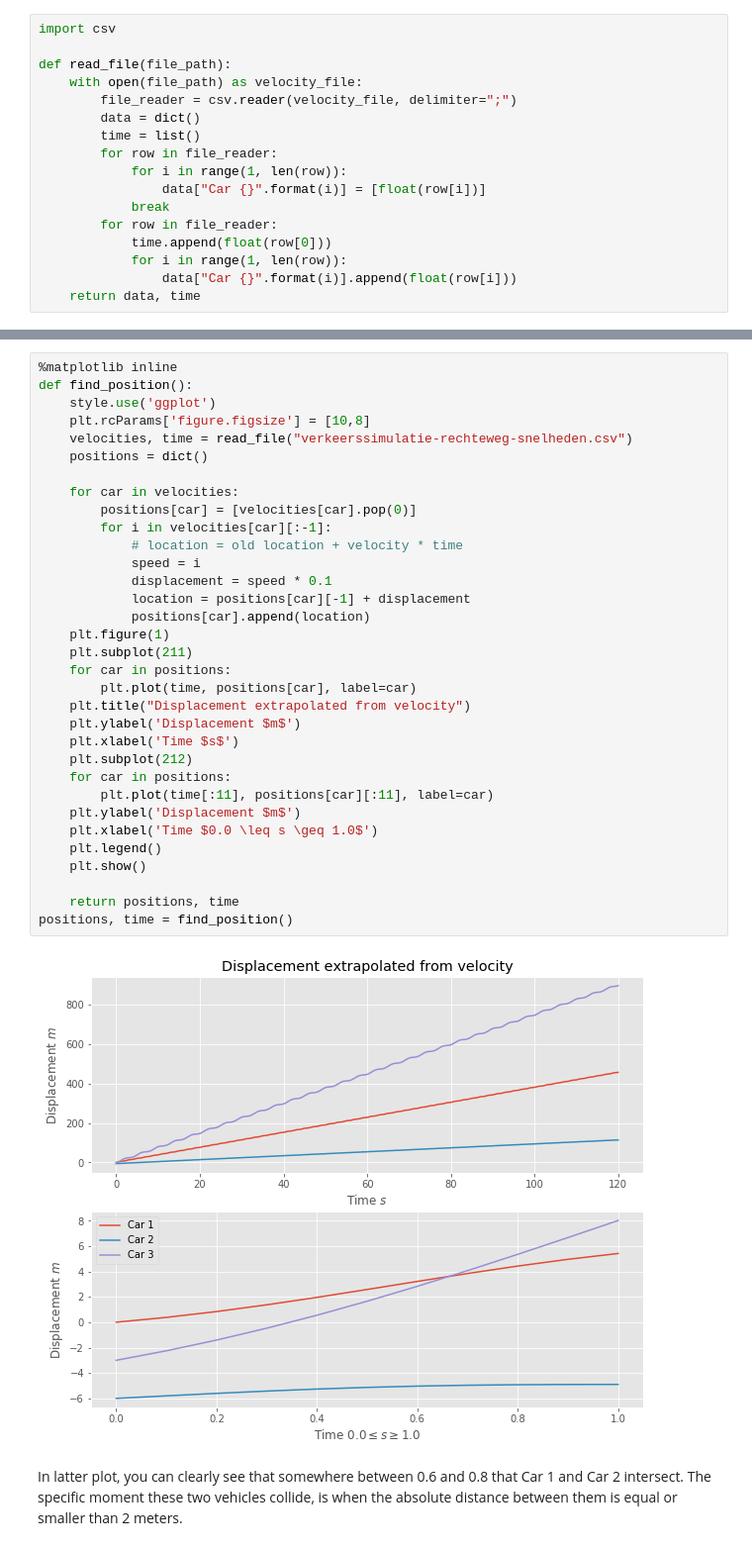
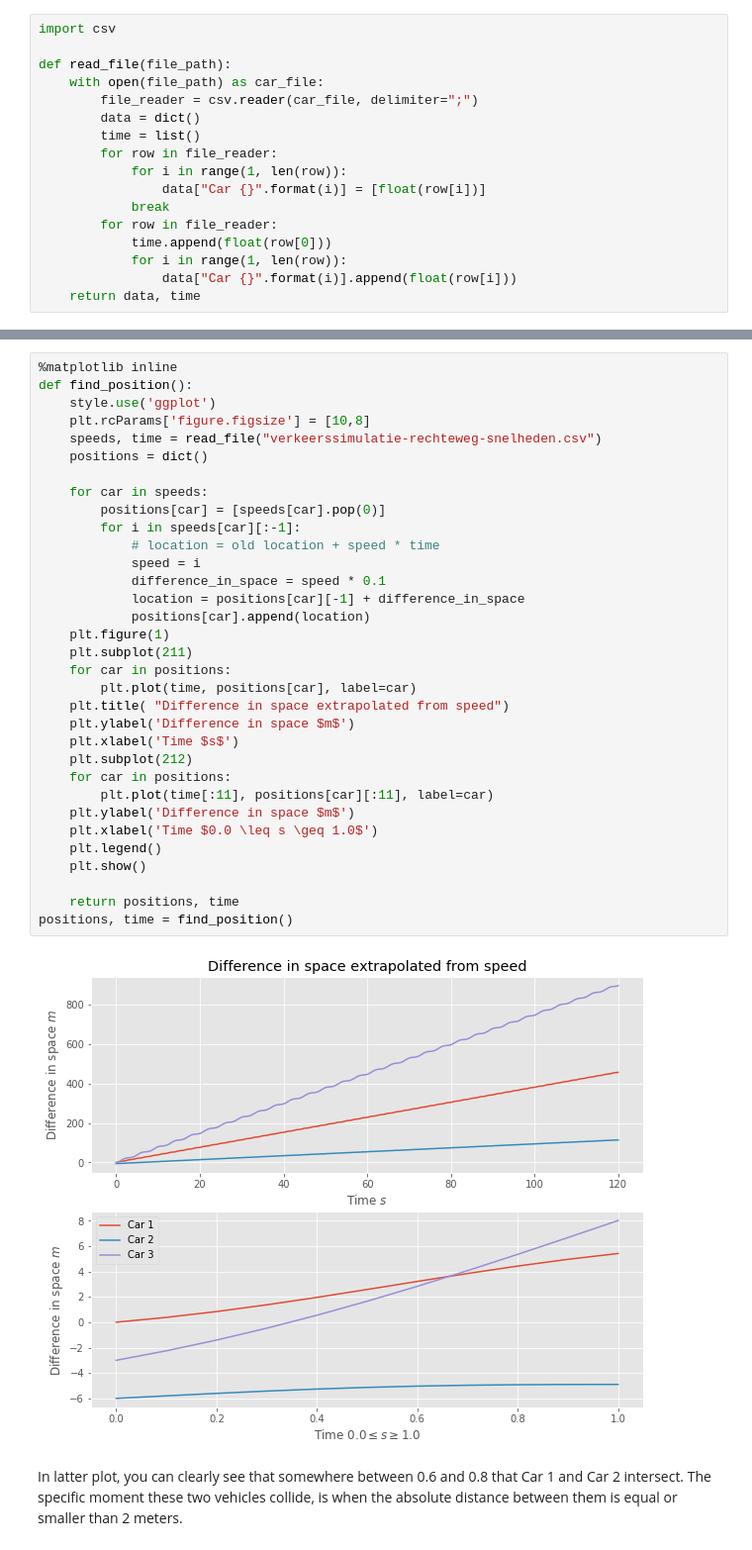
Before and after one commit to Casper-Smet/analytical-computing, a Jupyter notebook: assignments/traffic-simulation/traffic-simulation.ipynb, the cells around one changed output, grey strips where cells are left out. Shown at 99% size. Cells and saved outputs as stored; diff of their text form.

```diff
--- a/assignments/traffic-simulation/traffic-simulation.ipynb
+++ b/assignments/traffic-simulation/traffic-simulation.ipynb
@@ -10,8 +10,8 @@ Starting with the loading in of the two datasets:
 import csv
 
 def read_file(file_path):
-    with open(file_path) as velocity_file:
-        file_reader = csv.reader(velocity_file, delimiter=";")
+    with open(file_path) as car_file:
+        file_reader = csv.reader(car_file, delimiter=";")
         data = dict()
         time = list()
         for row in file_reader:
@@ -91,38 +91,38 @@ It is, however, very hard to see over the full 120 seconds.
 # %%
 %matplotlib inline
 def find_position():
     style.use('ggplot')
     plt.rcParams['figure.figsize'] = [10,8]
-    velocities, time = read_file("verkeerssimulatie-rechteweg-snelheden.csv")
+    speeds, time = read_file("verkeerssimulatie-rechteweg-snelheden.csv")
     positions = dict()
 
-    for car in velocities:
-        positions[car] = [velocities[car].pop(0)]
-        for i in velocities[car][:-1]:
-            # location = old location + velocity * time
+    for car in speeds:
+        positions[car] = [speeds[car].pop(0)]
+        for i in speeds[car][:-1]:
+            # location = old location + speed * time
             speed = i
-            displacement = speed * 0.1
-            location = positions[car][-1] + displacement
+            difference_in_space = speed * 0.1
+            location = positions[car][-1] + difference_in_space
             positions[car].append(location)
     plt.figure(1)
     plt.subplot(211)
     for car in positions:
         plt.plot(time, positions[car], label=car)
-    plt.title("Displacement extrapolated from velocity")
-    plt.ylabel('Displacement $m$')
+    plt.title( "Difference in space extrapolated from speed")
+    plt.ylabel('Difference in space $m$')
     plt.xlabel('Time $s$')
     plt.subplot(212)
     for car in positions:
         plt.plot(time[:11], positions[car][:11], label=car)
-    plt.ylabel('Displacement $m$')
+    plt.ylabel('Difference in space $m$')
     plt.xlabel('Time $0.0 \leq s \geq 1.0$')
     plt.legend()
     plt.show()
 
     return positions, time
 positions, time = find_position()
 # %% [output]
-[figure, old version]
+[figure, new version]
 # %% [markdown]
 In latter plot, you can clearly see that somewhere between 0.6 and 0.8 that Car 1 and Car 2 intersect. The specific
 moment these two vehicles collide, is when the absolute distance between them is equal or smaller than 2 meters.
```
Also changed, not shown: parts of 6 cells of this notebook.
